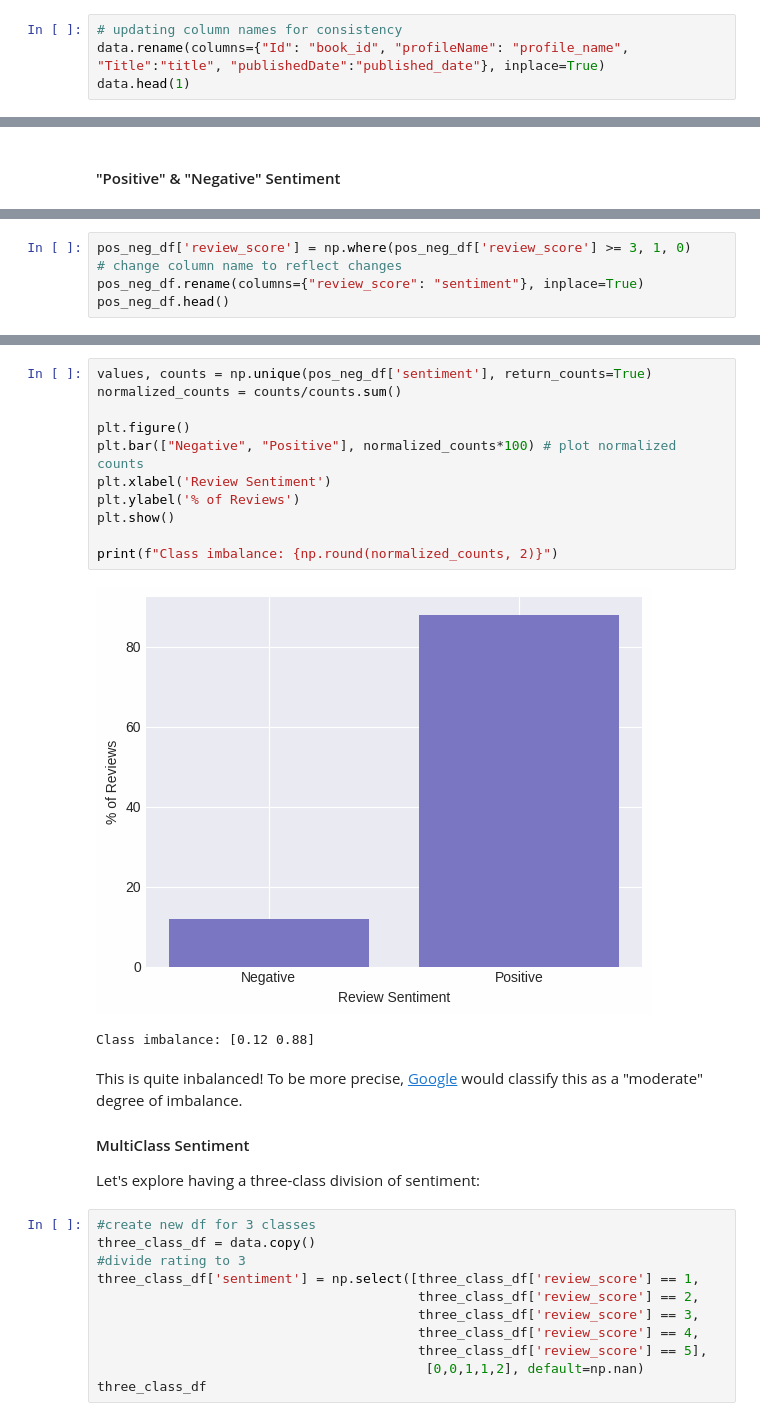
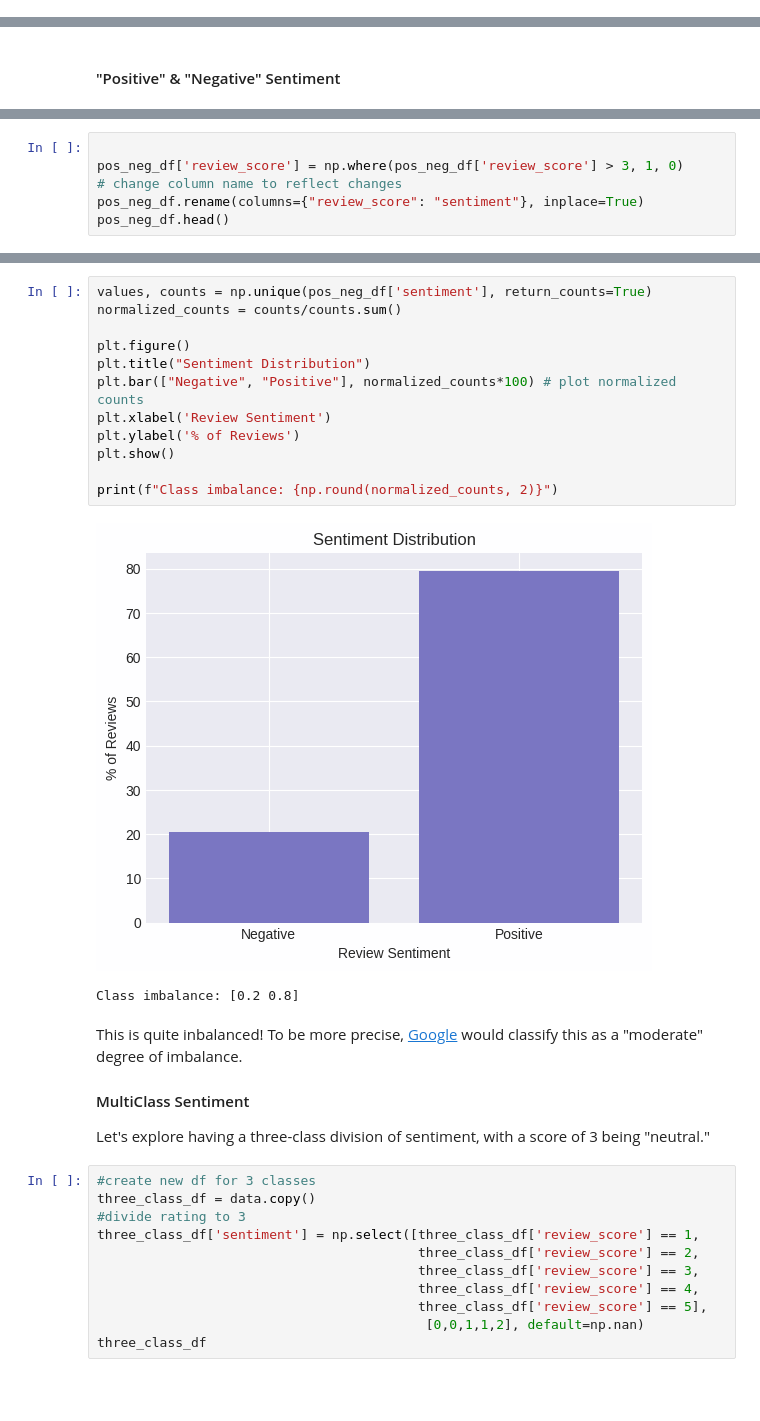
Before and after one commit to sruiz1896/book_rating_predictor, a Jupyter notebook: Notebooks/Text_Data_Analysis.ipynb, the cells around one changed output, grey strips where cells are left out. Drawn from its saved outputs; the diff is of its cells as text; blank space fills up the shorter version.

```diff
--- a/Notebooks/Text_Data_Analysis.ipynb
+++ b/Notebooks/Text_Data_Analysis.ipynb
@@ -63,7 +63,3 @@ data.head() # takes about 60 secs
 data.shape
 # %% [output]
 (2616533, 10)
-# %%
-# updating column names for consistency
-data.rename(columns={"Id": "book_id", "profileName": "profile_name", "Title":"title", "publishedDate":"published_date"}, inplace=True)
-data.head(1)
@@ -90,7 +79,8 @@ pos_neg_df.head(2)
 | 0 | 1882931173 | Its Only Art If Its Well Hung! | AVCGYZL8FQQTD | Jim of Oz "jim-of-oz" | 4 | Nice collection of Julie Strain i... | This is only for Julie Strain fan... | Julie Strain | 1996.0 | ... |
 | 1 | 0826414346 | Dr. Seuss: American Icon | A30TK6U7DNS82R | Kevin Killian | 5 | Really Enjoyed It | I don't care much for Dr. Seuss b... | Philip Nel | 2005.0 | ... |
 # %%
-pos_neg_df['review_score'] = np.where(pos_neg_df['review_score'] >= 3, 1, 0)
+
+pos_neg_df['review_score'] = np.where(pos_neg_df['review_score'] > 3, 1, 0)
 # change column name to reflect changes
 pos_neg_df.rename(columns={"review_score": "sentiment"}, inplace=True)
 pos_neg_df.head()
@@ -104,21 +94,22 @@ pos_neg_df.head()
 # %%
 values, counts = np.unique(pos_neg_df['sentiment'], return_counts=True)
 normalized_counts = counts/counts.sum()
 
 plt.figure()
+plt.title("Sentiment Distribution")
 plt.bar(["Negative", "Positive"], normalized_counts*100) # plot normalized counts
 plt.xlabel('Review Sentiment')
 plt.ylabel('% of Reviews')
 plt.show()
 
 print(f"Class imbalance: {np.round(normalized_counts, 2)}")
 # %% [output]
-[figure, old version]
+[figure, new version]
-Class imbalance: [0.12 0.88]
+Class imbalance: [0.2 0.8]
 # %% [markdown]
 This is quite inbalanced! To be more precise, [Google](https://developers.google.com/machine-learning/data-prep/construct/sampling-splitting/imbalanced-data) would classify this as a "moderate" degree of imbalance.
 #### MultiClass Sentiment
-Let's explore having a three-class division of sentiment:
+Let's explore having a three-class division of sentiment, with a score of 3 being "neutral."
 # %%
 #create new df for 3 classes
 three_class_df = data.copy()
```
Also changed, not shown: parts of 22 cells of this notebook.
